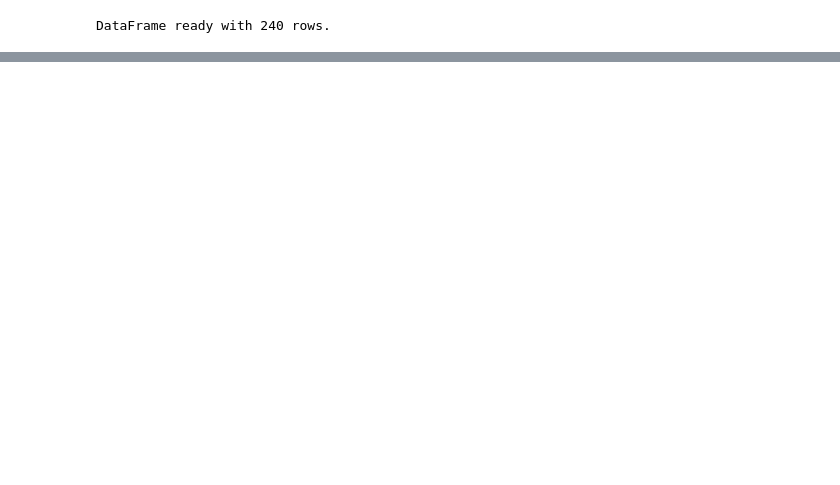
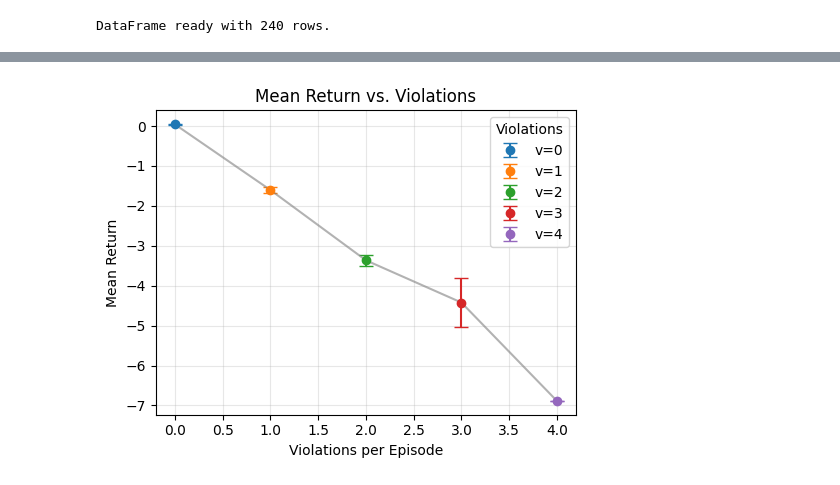
Before and after one commit to anujpanwarma2024/Summer-Project-1, a Jupyter notebook: RLEndTermProject.ipynb, the cells around one changed output, grey strips where cells are left out. Drawn from its saved outputs; the diff is of its cells as text; code cells hidden in the pictures; blank space fills up the shorter version.

```diff
--- a/RLEndTermProject.ipynb
+++ b/RLEndTermProject.ipynb
@@ -342,0 +263,79 @@ for ep in range(num_episodes):
+# %%
+import numpy as np
+import matplotlib.pyplot as plt
+from scipy.stats import norm
+from mpl_toolkits.mplot3d import Axes3D
+
+# === 1) On‐Policy Monte Carlo + 95% CI ===
+mc_samples = []
+for _ in range(1000):
+    row = df.sample(1).iloc[0]
+    x   = extract_context(row)
+    mu  = w4.dot(x)
+    a   = np.clip(np.random.normal(mu, SIGMA), 0, 1)
+    r   = a * (row['InterestRatePct']/100.0)
+    mc_samples.append(r)
+mc = np.array(mc_samples)
+mean_return = mc.mean()
+ci95        = 1.96 * mc.std() / np.sqrt(len(mc))
+print(f"On‐Policy MC Estimate: {mean_return:.4f} ± {ci95:.4f}")
+
+# === 2) Mean Return vs. Violations (Error Bars) ===
+v_counts = np.array(violations4)
+rts      = np.array(returns4)
+unique_vs = np.unique(v_counts)
+means    = [rts[v_counts==v].mean() for v in unique_vs]
+sems     = [rts[v_counts==v].std()/np.sqrt((v_counts==v).sum()) for v in unique_vs]
+
+colors = plt.cm.tab10.colors
+plt.figure(figsize=(5,4))
+for i, v in enumerate(unique_vs):
+    plt.errorbar(v, means[i], yerr=sems[i],
+                 fmt='o', color=colors[i%10], capsize=5, label=f"v={v}")
+plt.plot(unique_vs, means, '-', color='gray', alpha=0.6)
+plt.title("Mean Return vs. Violations")
+plt.xlabel("Violations per Episode")
+plt.ylabel("Mean Return")
+plt.legend(title="Violations")
+plt.grid(alpha=0.3)
+plt.tight_layout()
+plt.show()
+
+# === 3) Return Distributions by Violation Count ===
+plt.figure(figsize=(6,4))
+for i, v in enumerate(unique_vs):
+    plt.hist(rts[v_counts==v], bins=15, alpha=0.5,
+             color=colors[i%10], label=f"v={v}")
+plt.title("Return Distributions by Violations")
+plt.xlabel("Return")
+plt.legend(title="Violations")
+plt.tight_layout()
+plt.show()
+
+# === 4) Yield–Risk Contour Plot ===
+grid = 50
+irp = np.linspace(df['InterestRatePct'].min(), df['InterestRatePct'].max(), grid)
+dpd = np.linspace(df['DPD'].min(), df['DPD'].max(), grid)
+LA_med = df['Loan Age'].median()
+IR, D  = np.meshgrid(irp, dpd)
+MU     = np.zeros_like(IR, dtype=float)
+
+for i in range(grid):
+    for j in range(grid):
+        MU[i,j] = w4.dot([IR[i,j], D[i,j], LA_med])
+
+fig = plt.figure(figsize=(7,6))
+ax  = fig.add_subplot(111, projection='3d')
+# color map for the surface
+surf = ax.plot_surface(IR, D, MU, cmap='plasma', edgecolor='none', alpha=0.8)
+ax.contourf(IR, D, MU, zdir='z', offset=MU.min()-0.02, cmap='plasma', alpha=0.4)
+ax.view_init(elev=25, azim=135)
+ax.set_zlim(MU.min()-0.02, MU.max()+0.02)
+ax.set_xlabel("Interest Rate (%)")
+ax.set_ylabel("DPD (days past due)")
+ax.set_zlabel("Mean Allocation μθ(x)")
+ax.set_title("Yield–Risk Frontier (LoanAge=median)")
+fig.colorbar(surf, shrink=0.5, aspect=10, label="Allocation")
+plt.tight_layout()
+plt.show()
+# %% [output]
@@ -342,0 +343 @@ for ep in range(num_episodes):
+[figure, added]
```
Also changed, not shown: parts of 8 cells of this notebook.
